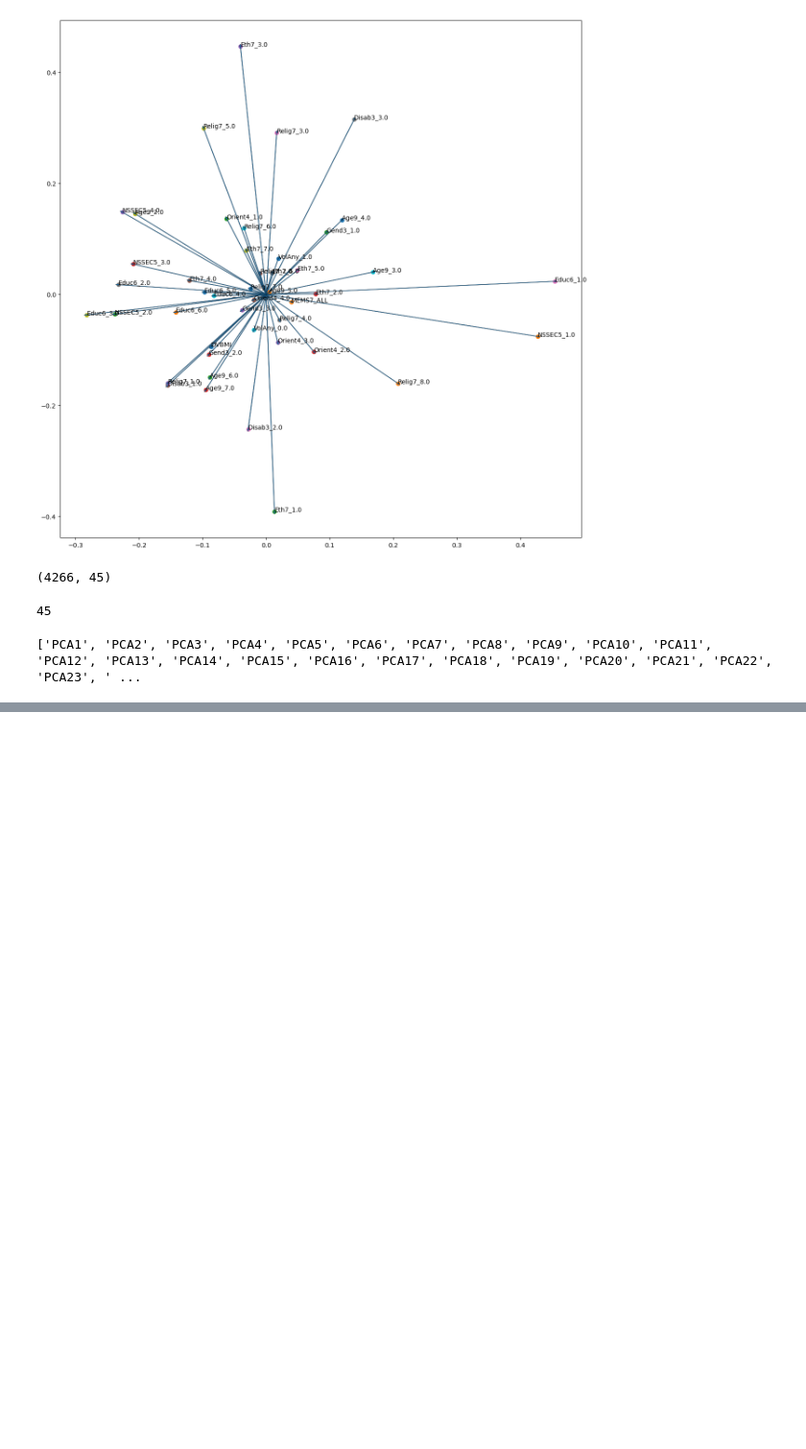
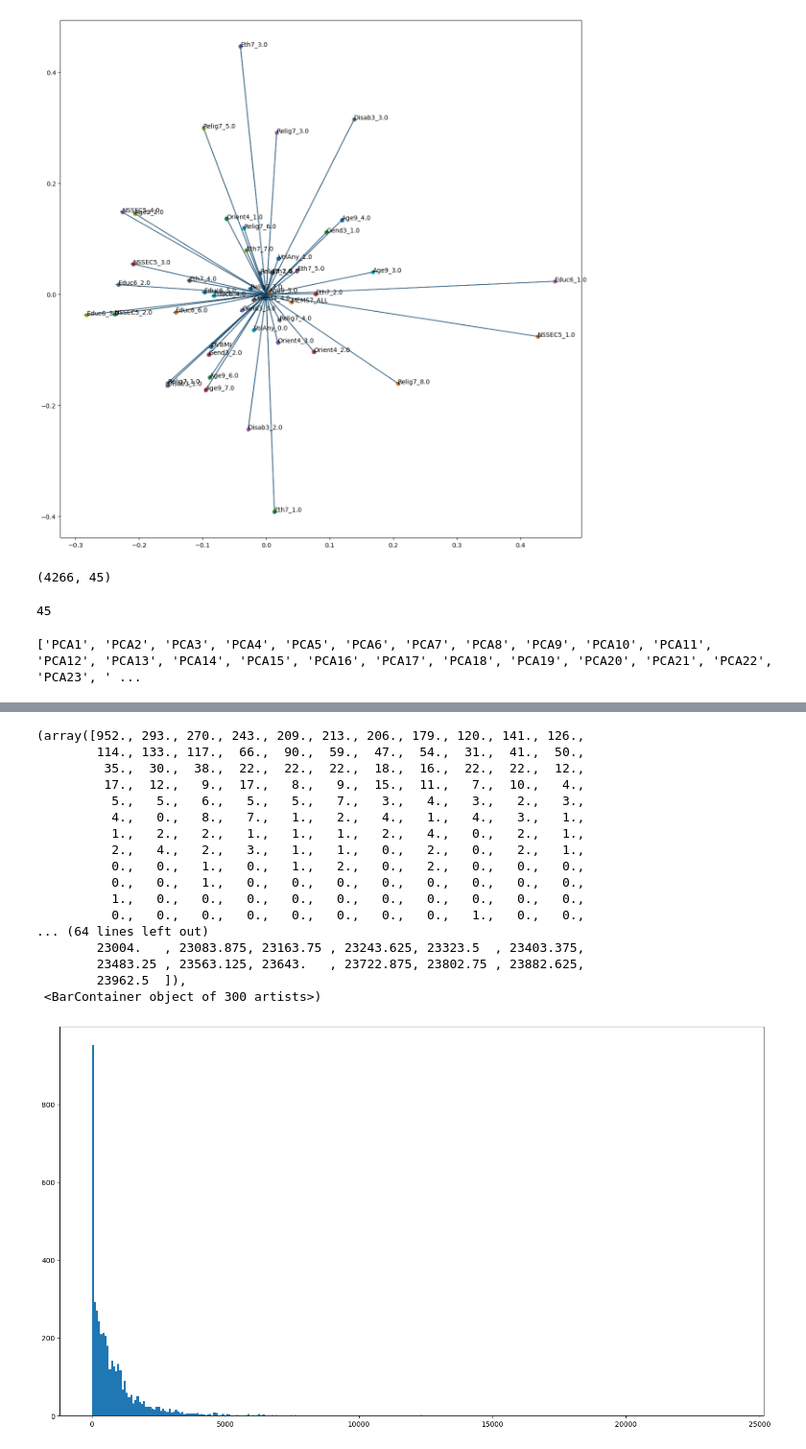
Before and after one commit to ferguswatson39/london_sport2, a Jupyter notebook: exploration/exploration_files/eda.ipynb, the cells around one changed output, grey strips where cells are left out. Shown at 96% size. Cells and saved outputs as stored; diff of their text form; code cells hidden in the pictures; blank space fills up the shorter version.

```diff
--- a/exploration/exploration_files/eda.ipynb
+++ b/exploration/exploration_files/eda.ipynb
@@ -190,0 +221,22 @@ for i in range(10):
+# %%
+plt.figure(figsize=(18,10))
+plt.hist(df['MEMS7_ALL'], bins=300)
+# %% [output]
+(array([952., 293., 270., 243., 209., 213., 206., 179., 120., 141., 126.,
+        114., 133., 117.,  66.,  90.,  59.,  47.,  54.,  31.,  41.,  50.,
+         35.,  30.,  38.,  22.,  22.,  22.,  18.,  16.,  22.,  22.,  12.,
+         17.,  12.,   9.,  17.,   8.,   9.,  15.,  11.,   7.,  10.,   4.,
+          5.,   5.,   6.,   5.,   5.,   7.,   3.,   4.,   3.,   2.,   3.,
+          4.,   0.,   8.,   7.,   1.,   2.,   4.,   1.,   4.,   3.,   1.,
+          1.,   2.,   2.,   1.,   1.,   1.,   2.,   4.,   0.,   2.,   1.,
+          2.,   4.,   2.,   3.,   1.,   1.,   0.,   2.,   0.,   2.,   1.,
+          0.,   0.,   1.,   0.,   1.,   2.,   0.,   2.,   0.,   0.,   0.,
+          0.,   0.,   1.,   0.,   0.,   0.,   0.,   0.,   0.,   0.,   0.,
+          1.,   0.,   0.,   0.,   0.,   0.,   0.,   0.,   0.,   0.,   0.,
+          0.,   0.,   0.,   0.,   0.,   0.,   0.,   0.,   1.,   0.,   0.,
+... (64 lines left out)
+        23004.   , 23083.875, 23163.75 , 23243.625, 23323.5  , 23403.375,
+        23483.25 , 23563.125, 23643.   , 23722.875, 23802.75 , 23882.625,
+        23962.5  ]),
+ <BarContainer object of 300 artists>)
+[figure, added]
```
Also changed, not shown: parts of 10 cells of this notebook.
